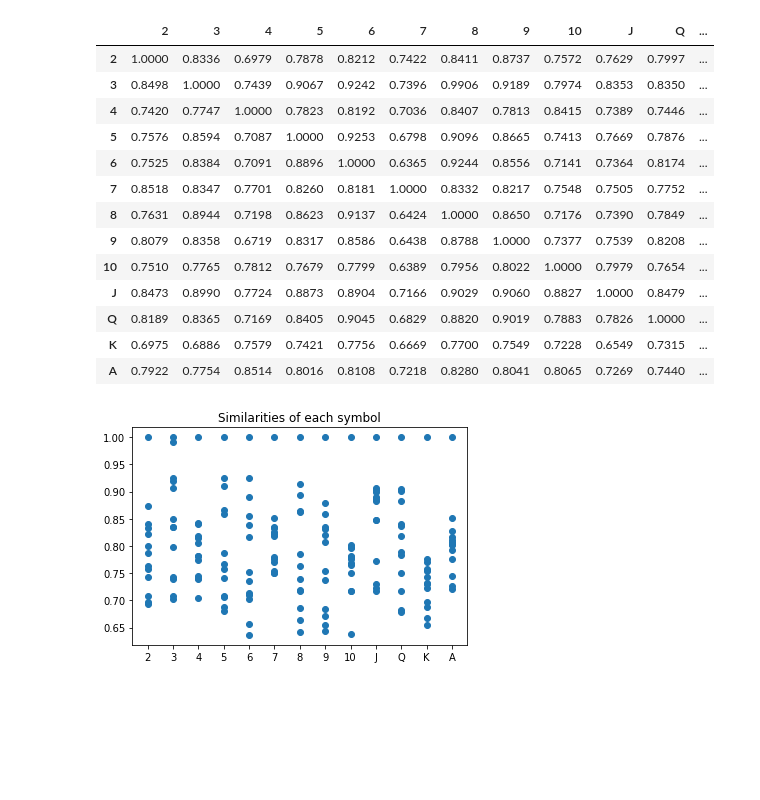
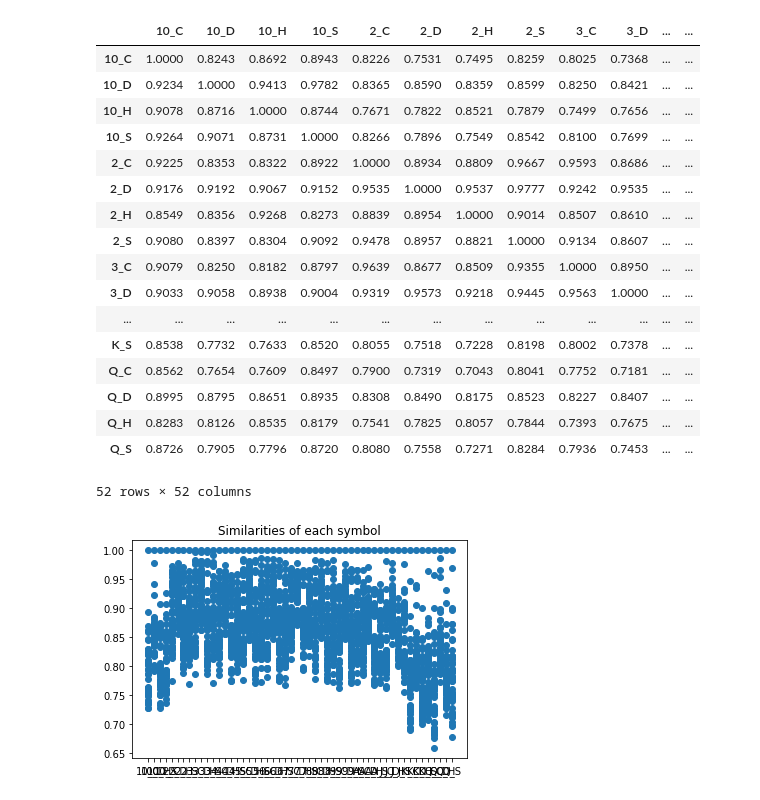
Before and after one commit to MrComboF10/Card-Games-with-AR, a Jupyter notebook: template_matching_pre_processing.ipynb, the cells around one changed output. Saved outputs shown, nothing was run; the diff lists cells and outputs as text; code cells hidden in the pictures; blank space fills up the shorter version.

```diff
--- a/template_matching_pre_processing.ipynb
+++ b/template_matching_pre_processing.ipynb
@@ -17,10 +20,12 @@ def create_binary(frame):
 
     return frame
 # %%
-labels = ['2', '3', '4', '5', '6', '7', '8', '9', '10', 'J', 'Q', 'K', 'A']
+labels = [f for f in listdir('identifiers/') if isfile(join('identifiers/', f))]
+labels.sort()
 names = []
 for i in range(len(labels)):
-    names.append(create_binary(cv2.imread('names/' + labels[i] + '.png')))
+    labels[i] = labels[i][:len(labels[i])-4]
+    names.append(create_binary(cv2.imread('identifiers/' + labels[i] + '.png')))
 # %%
 def get_number_black_pixels(img):
     return np.sum(img == 0)
@@ -39,7 +44,7 @@ def get_images_similarity_ratio(img1, img2):
 
     return number_black_pixels / total_pixels
 # %%
-matrix = [[] for _ in range(13)]
+matrix = [[] for _ in range(52)]
 
 i = 0
 for img1 in names:
@@ -58,34 +63,39 @@ for line in matrix:
 df = pd.DataFrame(original_matrix, labels, labels)
 display(df)
 # %% [output]
-|  | 2 | 3 | 4 | 5 | 6 | 7 | 8 | 9 | 10 | J | Q | ... |
-| 2 | 1.0000 | 0.8336 | 0.6979 | 0.7878 | 0.8212 | 0.7422 | 0.8411 | 0.8737 | 0.7572 | 0.7629 | 0.7997 | ... |
-| 3 | 0.8498 | 1.0000 | 0.7439 | 0.9067 | 0.9242 | 0.7396 | 0.9906 | 0.9189 | 0.7974 | 0.8353 | 0.8350 | ... |
-| 4 | 0.7420 | 0.7747 | 1.0000 | 0.7823 | 0.8192 | 0.7036 | 0.8407 | 0.7813 | 0.8415 | 0.7389 | 0.7446 | ... |
-| 5 | 0.7576 | 0.8594 | 0.7087 | 1.0000 | 0.9253 | 0.6798 | 0.9096 | 0.8665 | 0.7413 | 0.7669 | 0.7876 | ... |
-| 6 | 0.7525 | 0.8384 | 0.7091 | 0.8896 | 1.0000 | 0.6365 | 0.9244 | 0.8556 | 0.7141 | 0.7364 | 0.8174 | ... |
-| 7 | 0.8518 | 0.8347 | 0.7701 | 0.8260 | 0.8181 | 1.0000 | 0.8332 | 0.8217 | 0.7548 | 0.7505 | 0.7752 | ... |
-| 8 | 0.7631 | 0.8944 | 0.7198 | 0.8623 | 0.9137 | 0.6424 | 1.0000 | 0.8650 | 0.7176 | 0.7390 | 0.7849 | ... |
-| 9 | 0.8079 | 0.8358 | 0.6719 | 0.8317 | 0.8586 | 0.6438 | 0.8788 | 1.0000 | 0.7377 | 0.7539 | 0.8208 | ... |
-| 10 | 0.7510 | 0.7765 | 0.7812 | 0.7679 | 0.7799 | 0.6389 | 0.7956 | 0.8022 | 1.0000 | 0.7979 | 0.7654 | ... |
-| J | 0.8473 | 0.8990 | 0.7724 | 0.8873 | 0.8904 | 0.7166 | 0.9029 | 0.9060 | 0.8827 | 1.0000 | 0.8479 | ... |
-| Q | 0.8189 | 0.8365 | 0.7169 | 0.8405 | 0.9045 | 0.6829 | 0.8820 | 0.9019 | 0.7883 | 0.7826 | 1.0000 | ... |
-| K | 0.6975 | 0.6886 | 0.7579 | 0.7421 | 0.7756 | 0.6669 | 0.7700 | 0.7549 | 0.7228 | 0.6549 | 0.7315 | ... |
-| A | 0.7922 | 0.7754 | 0.8514 | 0.8016 | 0.8108 | 0.7218 | 0.8280 | 0.8041 | 0.8065 | 0.7269 | 0.7440 | ... |
+|  | 10_C | 10_D | 10_H | 10_S | 2_C | 2_D | 2_H | 2_S | 3_C | 3_D | ... | ... |
+| 10_C | 1.0000 | 0.8243 | 0.8692 | 0.8943 | 0.8226 | 0.7531 | 0.7495 | 0.8259 | 0.8025 | 0.7368 | ... | ... |
+| 10_D | 0.9234 | 1.0000 | 0.9413 | 0.9782 | 0.8365 | 0.8590 | 0.8359 | 0.8599 | 0.8250 | 0.8421 | ... | ... |
+| 10_H | 0.9078 | 0.8716 | 1.0000 | 0.8744 | 0.7671 | 0.7822 | 0.8521 | 0.7879 | 0.7499 | 0.7656 | ... | ... |
+| 10_S | 0.9264 | 0.9071 | 0.8731 | 1.0000 | 0.8266 | 0.7896 | 0.7549 | 0.8542 | 0.8100 | 0.7699 | ... | ... |
+| 2_C | 0.9225 | 0.8353 | 0.8322 | 0.8922 | 1.0000 | 0.8934 | 0.8809 | 0.9667 | 0.9593 | 0.8686 | ... | ... |
+| 2_D | 0.9176 | 0.9192 | 0.9067 | 0.9152 | 0.9535 | 1.0000 | 0.9537 | 0.9777 | 0.9242 | 0.9535 | ... | ... |
+| 2_H | 0.8549 | 0.8356 | 0.9268 | 0.8273 | 0.8839 | 0.8954 | 1.0000 | 0.9014 | 0.8507 | 0.8610 | ... | ... |
+| 2_S | 0.9080 | 0.8397 | 0.8304 | 0.9092 | 0.9478 | 0.8957 | 0.8821 | 1.0000 | 0.9134 | 0.8607 | ... | ... |
+| 3_C | 0.9079 | 0.8250 | 0.8182 | 0.8797 | 0.9639 | 0.8677 | 0.8509 | 0.9355 | 1.0000 | 0.8950 | ... | ... |
+| 3_D | 0.9033 | 0.9058 | 0.8938 | 0.9004 | 0.9319 | 0.9573 | 0.9218 | 0.9445 | 0.9563 | 1.0000 | ... | ... |
+| ... | ... | ... | ... | ... | ... | ... | ... | ... | ... | ... | ... | ... |
+| K_S | 0.8538 | 0.7732 | 0.7633 | 0.8520 | 0.8055 | 0.7518 | 0.7228 | 0.8198 | 0.8002 | 0.7378 | ... | ... |
+| Q_C | 0.8562 | 0.7654 | 0.7609 | 0.8497 | 0.7900 | 0.7319 | 0.7043 | 0.8041 | 0.7752 | 0.7181 | ... | ... |
+| Q_D | 0.8995 | 0.8795 | 0.8651 | 0.8935 | 0.8308 | 0.8490 | 0.8175 | 0.8523 | 0.8227 | 0.8407 | ... | ... |
+| Q_H | 0.8283 | 0.8126 | 0.8535 | 0.8179 | 0.7541 | 0.7825 | 0.8057 | 0.7844 | 0.7393 | 0.7675 | ... | ... |
+| Q_S | 0.8726 | 0.7905 | 0.7796 | 0.8720 | 0.8080 | 0.7558 | 0.7271 | 0.8284 | 0.7936 | 0.7453 | ... | ... |
+52 rows × 52 columns
 # %%
 points = []
 
 i = 1
 for line in matrix:
     for point in line:
         points.append((i, point))
     i += 1
 
+#plt.figure(figsize=(26,20))
 plt.scatter(*zip(*points))
-plt.xticks([1,2,3,4,5,6,7,8,9,10,11,12,13], ['2', '3', '4', '5', '6', '7', '8', '9', '10', 'J', 'Q', 'K', 'A'])
+plt.xticks(list(range(1,53)), labels)
 plt.title('Similarities of each symbol')
-plt.savefig('graphs/similarity.png')
+plt.savefig('graphs/similarity.png', dpi=500)
 plt.show()
 # %% [output]
-[figure, old version]
+[figure, new version]
 # %%
```
Also changed, not shown: parts of 4 cells of this notebook, 5 other files.
